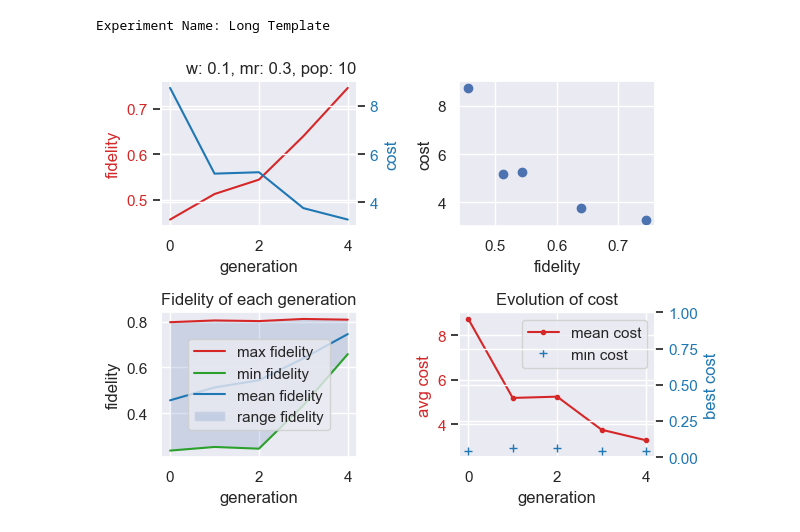
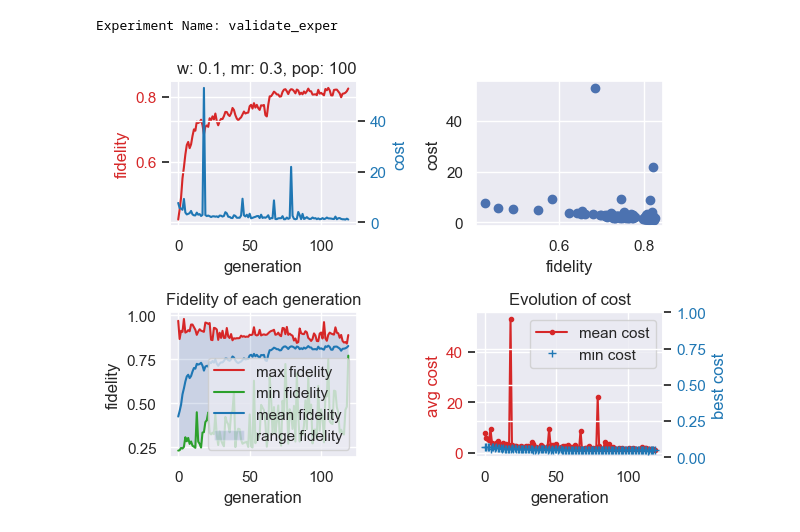
Before and after one commit to PankidT/Qnet-genetic-opt-II, a Jupyter notebook: src/read_pickle.ipynb, the cells around one changed output. Drawn from its saved outputs; the diff is of its cells as text; code cells hidden in the pictures.

```diff
--- a/src/read_pickle.ipynb
+++ b/src/read_pickle.ipynb
@@ -4,13 +4,13 @@ import matplotlib.pyplot as plt
 import pickle
 import hiplot as hip
 # %%
-with open('Results/result_Long Template_2023-10-10 14:59:02.pickle', "rb") as f:
+with open('Results/result_validate_exper_2023-10-10 15:50:09.pickle', "rb") as f:
     data = pickle.load(f)
 
 data.plot()
 # %% [output]
-Experiment Name: Long Template
+Experiment Name: validate_exper
-[figure, old version]
+[figure, new version]
 # %%
 data_hi = [
         {
```
Also changed, not shown: parts of 1 cell of this notebook.
